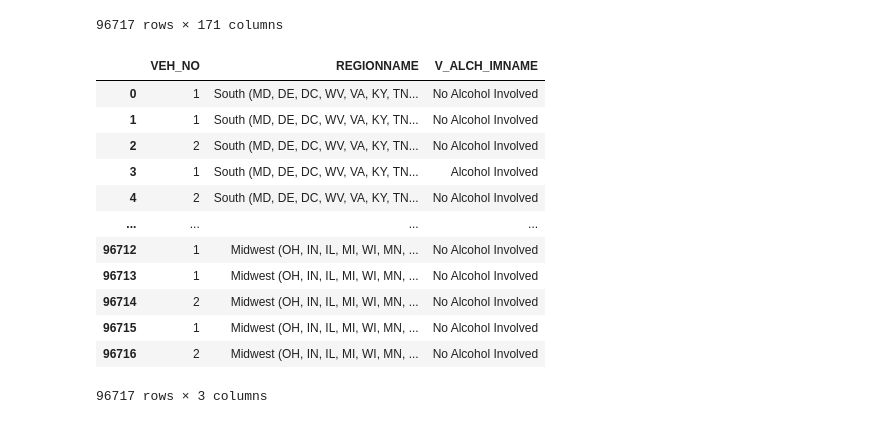
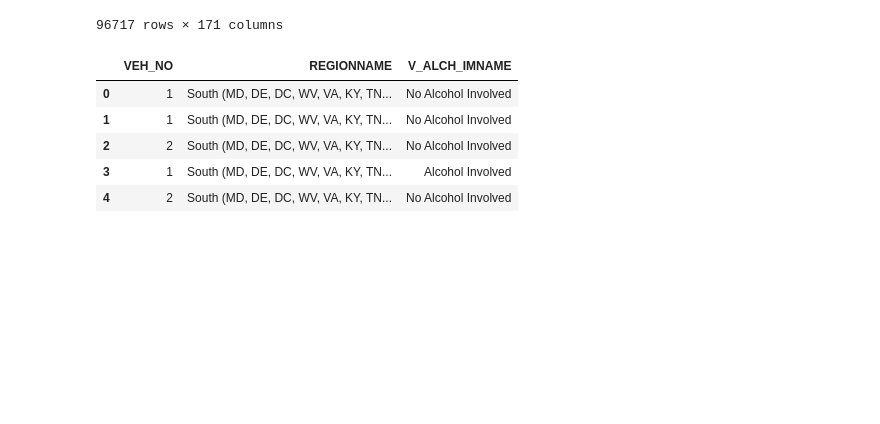
Before and after one commit to tommyjohnny36/Crash-Dummies-2.0, a Jupyter notebook: vehicles-checkpoint.ipynb, the cells around one changed output. Drawn from its saved outputs; the diff is of its cells as text; code cells hidden in the pictures; blank space fills up the shorter version.

```diff
--- a/vehicles-checkpoint.ipynb
+++ b/vehicles-checkpoint.ipynb
@@ -58,18 +51,11 @@ Cars_df
 96717 rows × 171 columns
 # %%
 Cars1_df = Cars_df.filter(['VEH_NO','REGIONNAME','V_ALCH_IMNAME'], axis=1)
-Cars1_df
+Cars1_df.head()
 # %% [output]
 |  | VEH_NO | REGIONNAME | V_ALCH_IMNAME |
 | 0 | 1 | South (MD, DE, DC, WV, VA, KY, TN... | No Alcohol Involved |
 | 1 | 1 | South (MD, DE, DC, WV, VA, KY, TN... | No Alcohol Involved |
 | 2 | 2 | South (MD, DE, DC, WV, VA, KY, TN... | No Alcohol Involved |
 | 3 | 1 | South (MD, DE, DC, WV, VA, KY, TN... | Alcohol Involved |
 | 4 | 2 | South (MD, DE, DC, WV, VA, KY, TN... | No Alcohol Involved |
-| ... | ... | ... | ... |
-| 96712 | 1 | Midwest (OH, IN, IL, MI, WI, MN, ... | No Alcohol Involved |
-| 96713 | 1 | Midwest (OH, IN, IL, MI, WI, MN, ... | No Alcohol Involved |
-| 96714 | 2 | Midwest (OH, IN, IL, MI, WI, MN, ... | No Alcohol Involved |
-| 96715 | 1 | Midwest (OH, IN, IL, MI, WI, MN, ... | No Alcohol Involved |
-| 96716 | 2 | Midwest (OH, IN, IL, MI, WI, MN, ... | No Alcohol Involved |
-96717 rows × 3 columns
```
Also changed, not shown: parts of 5 cells of this notebook.
